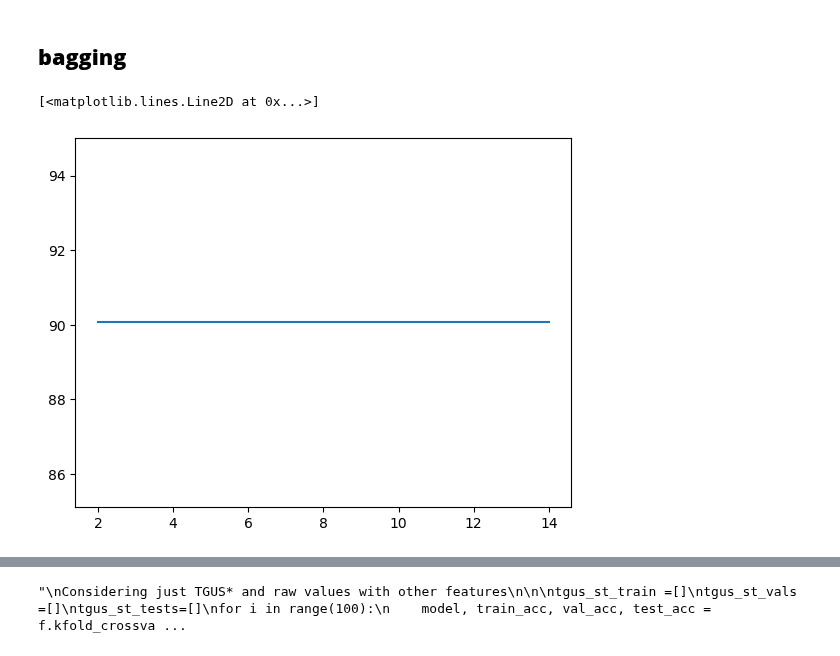
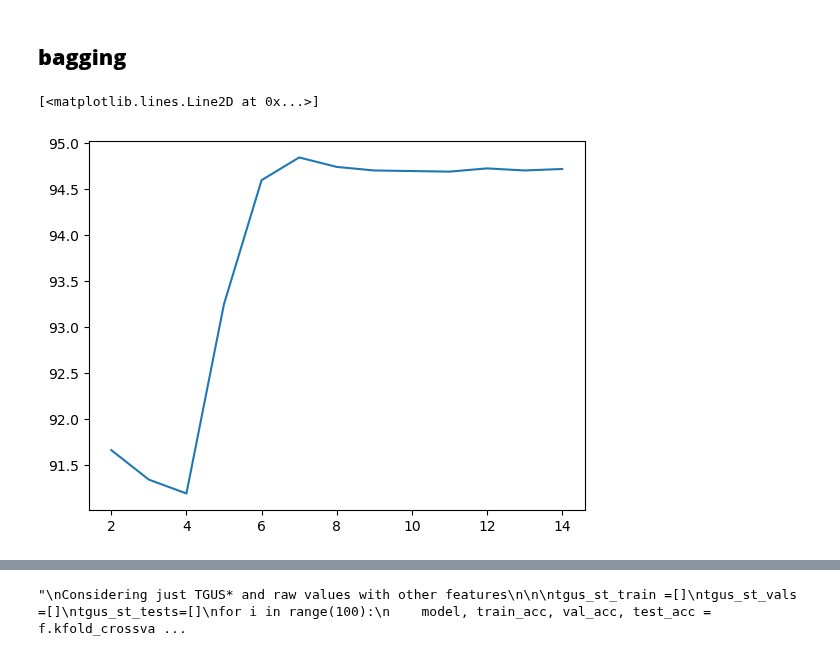
Before and after one commit to izguenther6/orie4741-final, a Jupyter notebook: scripts/trees.ipynb, the cells around one changed output, grey strips where cells are left out. Cells and saved outputs as stored; diff of their text form; code cells hidden in the pictures.

```diff
--- a/scripts/trees.ipynb
+++ b/scripts/trees.ipynb
@@ -51,48 +51,48 @@ IMPORTANT CONCEPT:
 
 - graph shows best accuracy
 
-- depths w/ new TGUS equation, new data: all - 8, gus - 7, tgus - 8, raw - 9, us - 8
+- depths changing often with changes in data...
 
 '''
 
 #set train and test data
-df_gus=df_gus.sample(frac=1)
+df_tgus=df_tgus.sample(frac=1)
 train_proportion = 0.8
-n = len(df_gus)
+n = len(df_tgus)
 t = int(train_proportion * n)
 
 # separate training and test sets
-y = df_gus['detected']
-X = df_gus.loc[:, ~df_gus.columns.isin(['detected'])]
+y = df_tgus['detected']
+X = df_tgus.loc[:, ~df_tgus.columns.isin(['detected'])]
 
 #features in training set
 train_x = X.iloc[:t,:].reset_index().iloc[:,1:]
 #features in test set
 test_x = X.iloc[t:,:].reset_index().iloc[:,1:]
 #targets in train set
 train_y = pd.Series(y[:t].reset_index().iloc[:,1:].iloc[:,0])
 #targets in test set
 test_y = pd.Series(y[t:].reset_index().iloc[:,1:].iloc[:,0])
 
 # define the depths
 depths = np.arange(2,15)
 # create an empty data frame for our results
 results = np.zeros(len(depths))
 
 for i in range(100):
     for j in range(len(depths)):
         best_depth_tree = DecisionTreeClassifier(max_depth = depths[j]) # creating an instance of a decision tree
         results[j%13] += cross_val_score(best_depth_tree, train_x,
                                     train_y, scoring="accuracy", # getting the cv accuracy metric for the tree at each depth
                     cv=6).mean()
 
 
 
 test = pd.DataFrame({'depths':depths, 'accuracy':results})
 test.sort_values("accuracy", ascending=False)
 plt.plot(test.depths, test.accuracy)
 # %% [output]
 [<matplotlib.lines.Line2D at 0x...>]
-[figure, old version]
+[figure, new version]
 # %%
 # define tree IF all the same
```
Also changed, not shown: parts of 9 cells of this notebook, 6 other files.
